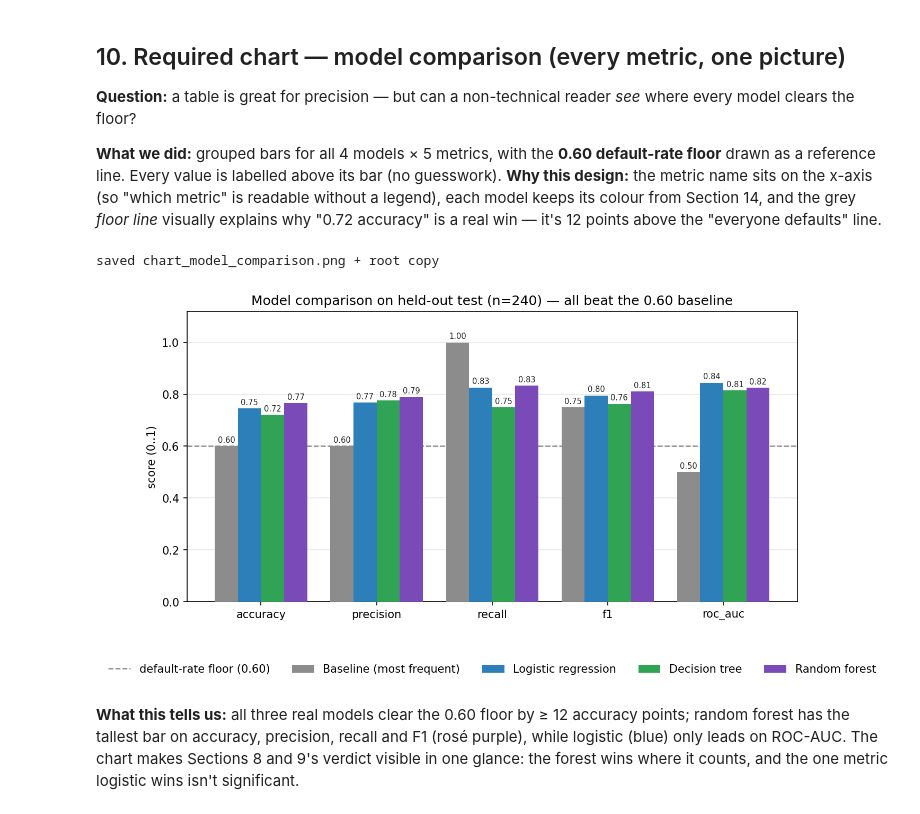
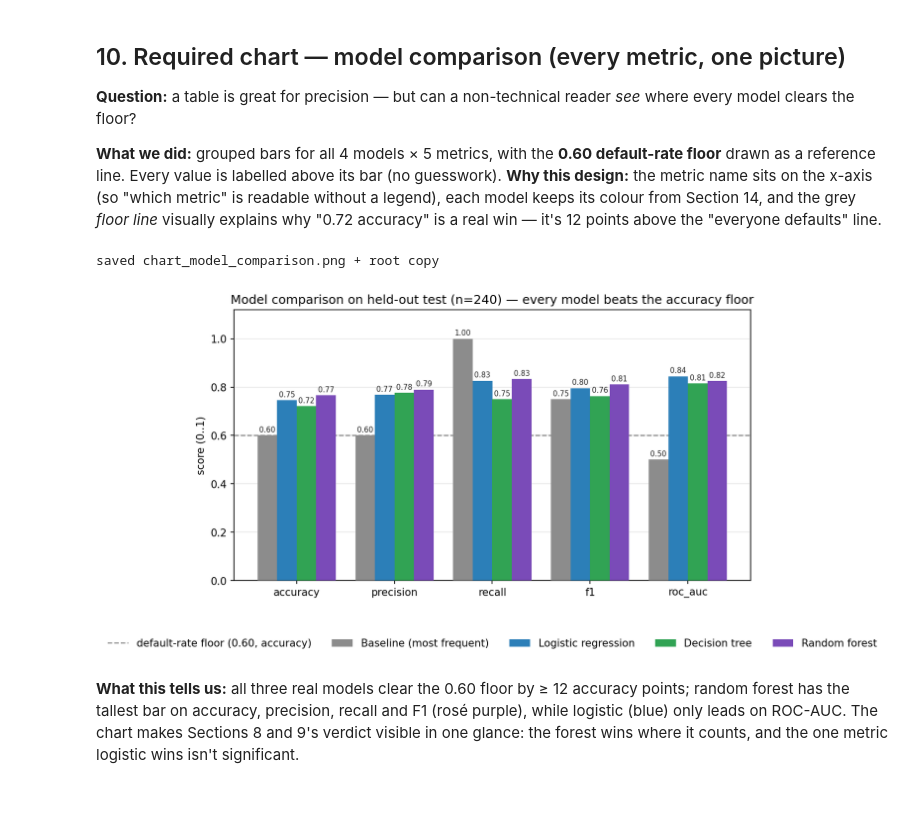
Before and after one commit to memoona-zahur/ML-Pipeline-Practical_Evaluation-Report_Defense, a Jupyter notebook: friday_pipeline.ipynb, the cells around one changed output. Saved outputs shown, nothing was run; the diff lists cells and outputs as text; code cells hidden in the pictures.

```diff
--- a/friday_pipeline.ipynb
+++ b/friday_pipeline.ipynb
@@ -568,36 +568,36 @@ MODEL_COLORS = {
     "baseline":            "#8C8C8C",
     "logistic_regression": "#2C7FB8",
     "decision_tree":       "#31A354",
     "random_forest":       "#7A4BB8",
 }
 METRIC_ORDER = ["accuracy", "precision", "recall", "f1", "roc_auc"]
 MODEL_ORDER = ["baseline", "logistic_regression", "decision_tree", "random_forest"]
 DISPLAY = {"baseline": "Baseline (most frequent)", "logistic_regression": "Logistic regression",
            "decision_tree": "Decision tree", "random_forest": "Random forest"}
 
 fig, ax = plt.subplots(figsize=(10, 5.2), dpi=150)
 x = np.arange(len(METRIC_ORDER))
 w = 0.2
 for j, name in enumerate(MODEL_ORDER):
     vals = [results[name][m] for m in METRIC_ORDER]
     bars = ax.bar(x + j*w, vals, w, color=MODEL_COLORS[name], label=DISPLAY[name], zorder=3)
     for b, v in zip(bars, vals):
         ax.annotate(f"{v:.2f}", (b.get_x()+b.get_width()/2, v+0.008),
                     ha="center", va="bottom", fontsize=7, color="#222222")
 ax.set_xticks(x + 1.5*w)
 ax.set_xticklabels(METRIC_ORDER)
 ax.set_ylabel("score (0..1)")
 ax.set_ylim(0, 1.12)
-ax.set_title("Model comparison on held-out test (n=240) — all beat the 0.60 baseline")
-ax.axhline(0.60, ls="--", lw=1.2, color="#8C8C8C", label="default-rate floor (0.60)")
+ax.set_title("Model comparison on held-out test (n=240) — every model beats the accuracy floor")
+ax.axhline(0.60, ls="--", lw=1.2, color="#8C8C8C", label="default-rate floor (0.60, accuracy)")
 ax.grid(axis="y", alpha=0.3, zorder=0)
 ax.legend(loc="upper center", bbox_to_anchor=(0.5, -0.18), ncol=5, frameon=False)
 plt.tight_layout()
 save_chart(fig, "chart_model_comparison")
 plt.show()
 # %% [output]
 saved chart_model_comparison.png + root copy
-[figure, old version]
+[figure, new version]
 # %% [markdown]
 **What this tells us:** all three real models clear the 0.60 floor by ≥ 12 accuracy points;
 random forest has the tallest bar on accuracy, precision, recall and F1 (rosé purple), while
```
Also changed, not shown: parts of 1 cell of this notebook, 2 other files.
